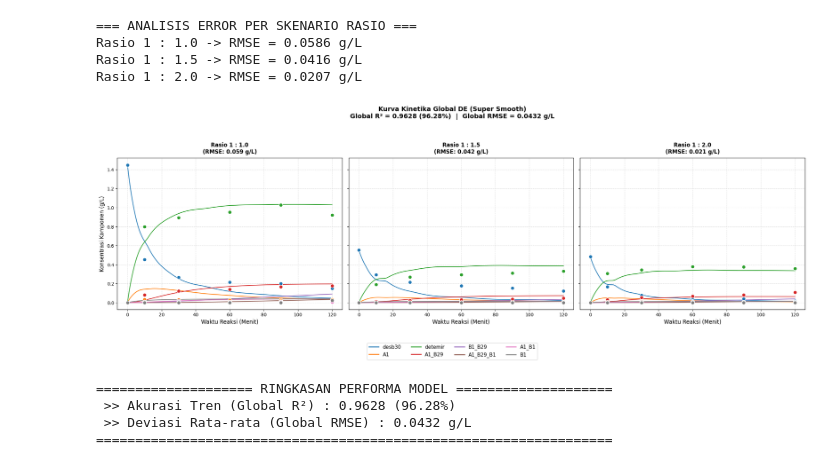
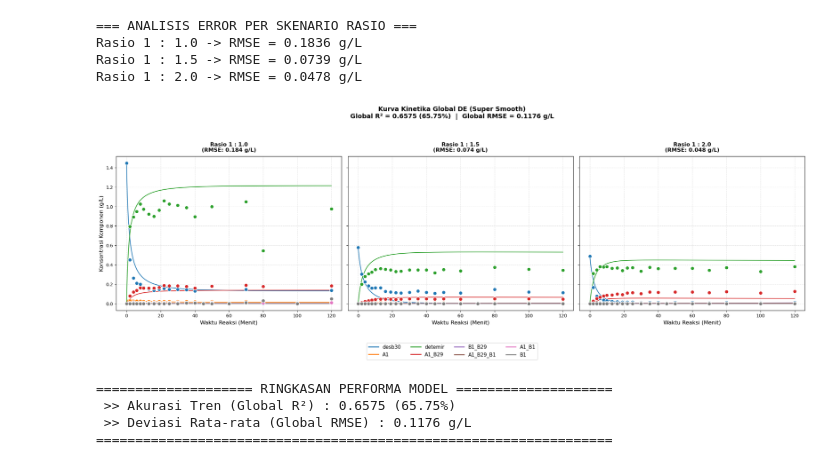
Before and after one commit to rdswan2016/myr_simulation, a Jupyter notebook: kinetika2.ipynb, the cells around one changed output. Saved outputs shown, nothing was run; the diff lists cells and outputs as text; code cells hidden in the pictures.

Commit message:
initial kinetic modeling to uncover k-values

```diff
--- a/kinetika2.ipynb
+++ b/kinetika2.ipynb
@@ -207,5 +253,5 @@ Rasio Skenario 1 : 2.0
 # %%
-from sklearn.metrics import mean_squared_error
+from sklearn.metrics import mean_squared_error, r2_score # Added r2_score
 
 y_true_global, y_pred_global = [], []
 
@@ -220,78 +266,83 @@ fig, axes = plt.subplots(1, 3, figsize=(22, 6.5), sharey=True)
 
 print("=== ANALISIS ERROR PER SKENARIO RASIO ===")
 
+# Ensure final_params exists (it was defined in your previous step)
+# Then instantiate a fresh model object
+model = FinalKineticModel(final_params)
+
 for idx, r in enumerate(ratios):
-    y0 = np.zeros(9)
-    y0[0] = nhs_myr_base_molL * r
-    for i, sp in enumerate(['desb30', 'A1', 'B1', 'detemir', 'A1_B1', 'A1_B29', 'B1_B29', 'A1_B29_B1']):
-        y0[i+1] = experimental_dataset[r][sp][0] if len(experimental_dataset[r][sp]) > 0 else 0
+    # DYNAMIC Y0: Matches your objective function logic
+    desb30_t0_molL = experimental_dataset[r]['desb30'][0]
+    y0 = np.zeros(len(model.species))
+    y0[model.idx['nhs_myr']] = desb30_t0_molL * r
+    y0[model.idx['desb30']] = desb30_t0_molL
 
     model = FinalKineticModel(final_params)
     sol_smooth = model.simulate(y0, (0, 120), time_smooth)
     sol_exp = model.simulate(y0, (0, 120), time_exp)
 
-    y_true_ratio, y_pred_ratio = [], []
-
-    mapping_idx = {
-        'desb30': 1, 'A1': 2, 'B1': 3, 'detemir': 4,
-        'A1_B1': 5, 'A1_B29': 6, 'B1_B29': 7, 'A1_B29_B1': 8
-    }
+    # Use a list to store data for this ratio for local RMSE
+    r_true, r_pred = [], []
 
     for sp in species_list:
-        ode_pos = mapping_idx[sp]
+        # DYNAMIC INDEXING: safer and cleaner
+        ode_pos = model.idx[sp]
+
         sim_gL_smooth = sol_smooth.y[ode_pos] * MW[sp]
         sim_gL_exp = sol_exp.y[ode_pos] * MW[sp]
         exp_gL = experimental_dataset[r][sp] * MW[sp]
 
-        # Simpan untuk evaluasi rasio & global
-        y_true_ratio.extend(exp_gL)
-        y_pred_ratio.extend(sim_gL_exp)
-        y_true_global.extend(exp_gL)
-        y_pred_global.extend(sim_gL_exp)
+        # Masking NaNs to prevent calculation failure
+        mask = ~np.isnan(exp_gL)
+        r_true.extend(exp_gL[mask])
+        r_pred.extend(sim_gL_exp[mask])
+
+        # Add to global trackers
+        y_true_global.extend(exp_gL[mask])
+        y_pred_global.extend(sim_gL_exp[mask])
 
         axes[idx].plot(time_smooth, sim_gL_smooth, color=plot_colors[sp], linewidth=1.6, alpha=0.95)
         axes[idx].scatter(time_exp, exp_gL, color=plot_colors[sp], edgecolors='white', linewidth=1.1, s=65, zorder=5)
 
-    # Hitung RMSE khusus untuk rasio ini
-    rmse_ratio = np.sqrt(mean_squared_error(y_true_ratio, y_pred_ratio))
+    rmse_ratio = np.sqrt(mean_squared_error(r_true, r_pred))
     print(f"Rasio 1 : {r:.1f} -> RMSE = {rmse_ratio:.4f} g/L")
 
     ax = axes[idx]
     ax.set_title(f"Rasio 1 : {r:.1f}\n(RMSE: {rmse_ratio:.3f} g/L)", fontsize=12, fontweight='bold', pad=10)
     ax.set_xlabel("Waktu Reaksi (Menit)", fontsize=12)
     if idx == 0:
         ax.set_ylabel("Konsentrasi Komponen (g/L)", fontsize=12)
     ax.grid(True, linestyle='--', alpha=0.4)
 
 # Hitung Statistik Global Akhir
 global_r2 = r2_score(y_true_global, y_pred_global)
 global_rmse = np.sqrt(mean_squared_error(y_true_global, y_pred_global))
 
 # Penataan Legend & Title
 handles, labels = axes[0].get_legend_handles_labels()
 # Mengambil label unik tiruan untuk memunculkan legenda kromatogram tanpa tulisan "(Model)" berulang
 dummy_handles = [plt.Line2D([0], [0], color=plot_colors[sp], lw=2) for sp in species_list]
 fig.legend(dummy_handles, species_list, loc='upper center', bbox_to_anchor=(0.5, -0.05), ncol=4, fontsize=11, frameon=True)
 
 plt.suptitle(f"Kurva Kinetika Global DE (Super Smooth)\nGlobal R² = {global_r2:.4f} ({global_r2*100:.2f}%)  |  Global RMSE = {global_rmse:.4f} g/L",
              fontsize=14, fontweight='bold', y=1.06)
 
 plt.tight_layout()
 plt.show()
 
 print("\n==================== RINGKASAN PERFORMA MODEL ====================")
 print(f" >> Akurasi Tren (Global R²) : {global_r2:.4f} ({global_r2*100:.2f}%)")
 print(f" >> Deviasi Rata-rata (Global RMSE) : {global_rmse:.4f} g/L")
 print("==================================================================")
 # %% [output]
 === ANALISIS ERROR PER SKENARIO RASIO ===
-Rasio 1 : 1.0 -> RMSE = 0.0586 g/L
-Rasio 1 : 1.5 -> RMSE = 0.0416 g/L
-Rasio 1 : 2.0 -> RMSE = 0.0207 g/L
+Rasio 1 : 1.0 -> RMSE = 0.1836 g/L
+Rasio 1 : 1.5 -> RMSE = 0.0739 g/L
+Rasio 1 : 2.0 -> RMSE = 0.0478 g/L
-[figure, old version]
+[figure, new version]
 ==================== RINGKASAN PERFORMA MODEL ====================
- >> Akurasi Tren (Global R²) : 0.9628 (96.28%)
- >> Deviasi Rata-rata (Global RMSE) : 0.0432 g/L
+ >> Akurasi Tren (Global R²) : 0.6575 (65.75%)
+ >> Deviasi Rata-rata (Global RMSE) : 0.1176 g/L
 ==================================================================
 # %%
 my_final_model = ExpandedKineticModel(final_params_full)
```
Also changed, not shown: parts of 8 cells of this notebook.
